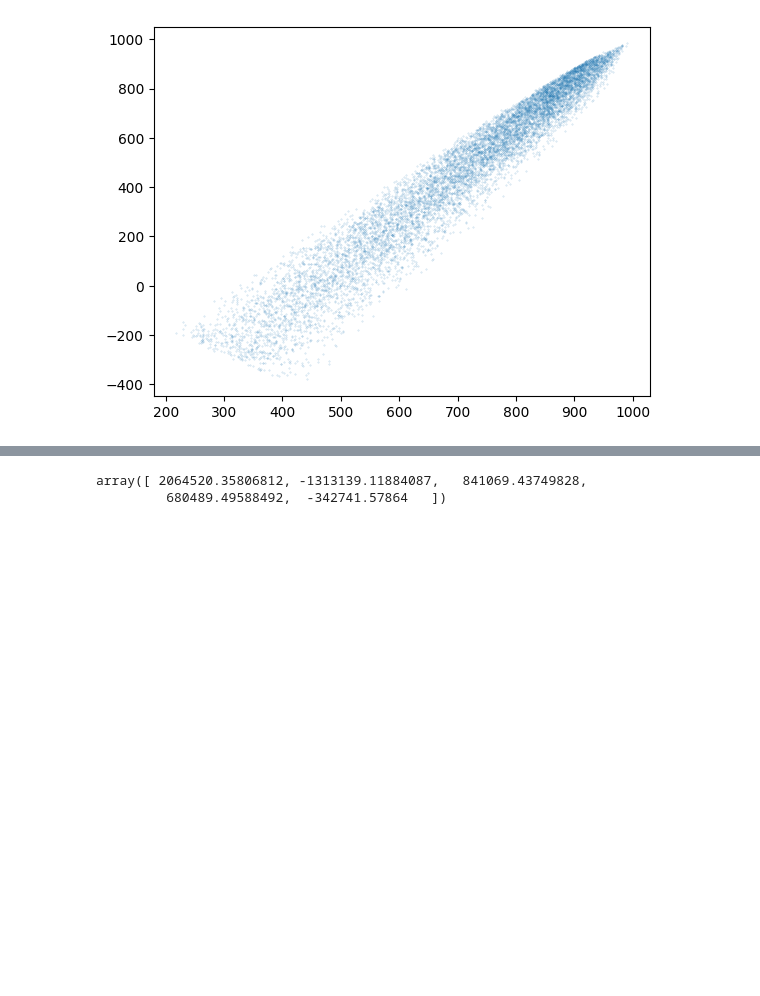
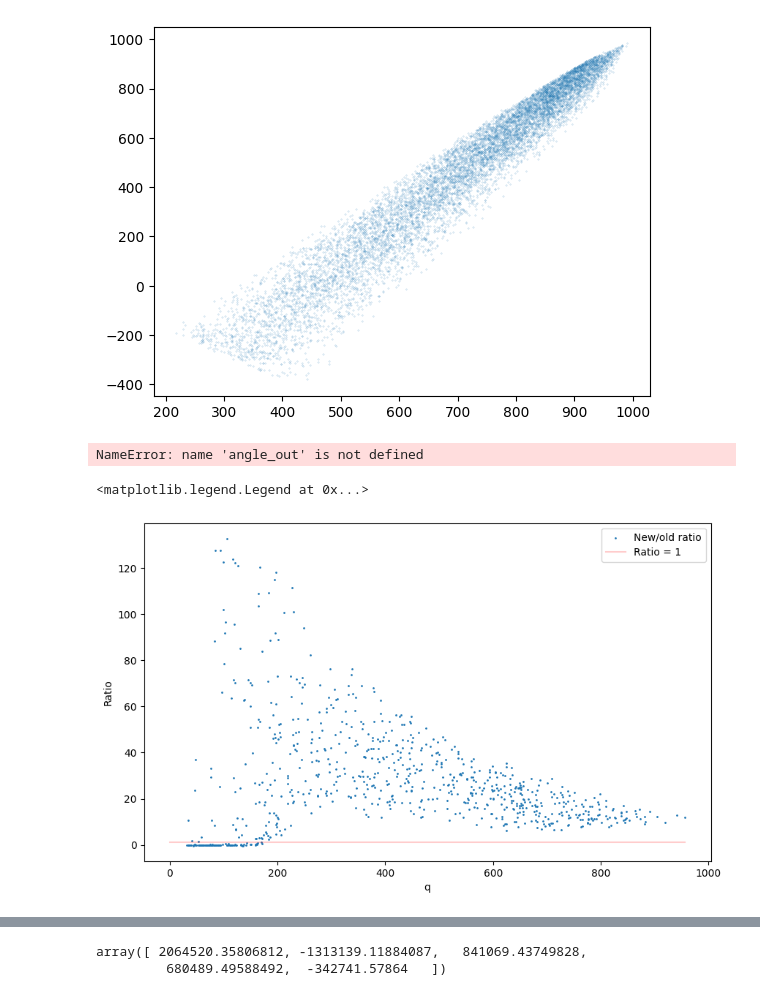
Before and after one commit to grufkork/neutrino_bsc_26, a Jupyter notebook: root-demo.ipynb, the cells around one changed output, grey strips where cells are left out. Saved outputs shown, nothing was run; the diff lists cells and outputs as text; code cells hidden in the pictures; blank space fills up the shorter version.

```diff
--- a/root-demo.ipynb
+++ b/root-demo.ipynb
@@ -85,4 +85,6 @@ v0z = omega_vals / q_vals * (m_l**2 + v00) + m_l**2 / q_vals * (eps + eps_prim)
 vxx = Q_sq + Q_sq * (m_l**2 + v00) / (2 * q_vals**2) - m_l**2 / q_vals**2 * (m_l**2 / 2 + omega_vals * (eps + eps_prim))
 vxy = Q_sq * (eps + eps_prim) / q_vals - m_l**2 * omega_vals / q_vals
 
-coeffs = np.array([v00, vzz, v0z, vxx, vxy]).T
+coeffs = np.array([v00, vzz, -v0z, vxx, vxy]).T
+# %% [output]
+NameError: name 'angle_out' is not defined
@@ -95,10 +91,19 @@ def calc_xsec(q, omega, eps, m_l):
 # %%
-test_x = []
-test_y = []
+plt.figure(figsize=(10, 6))
+ratio_x = []
+ratio_y = []
 with open("test.txt", "r") as f:
     for line in f:
-        w, xsec = map(float, line.split())
-        test_x.append(w)
-        test_y.append(xsec)
-test_x = np.array(test_x)
-test_y = np.array(test_y)
+        ratio, q, w = map(float, line.split())
+        ratio_x.append(ratio)
+        ratio_y.append(q)
+test_x = np.array(ratio_x)
+test_y = np.array(ratio_y)
+plt.scatter(test_x, test_y, s=1, label="New/old ratio")
+plt.plot([0, np.max(test_x)], [1, 1], color="red", alpha=0.2, label="Ratio = 1")
+plt.xlabel("q")
+plt.ylabel("Ratio")
+plt.legend()
+# %% [output]
+<matplotlib.legend.Legend at 0x...>
+[figure, added]
```
Also changed, not shown: parts of 7 cells of this notebook.
